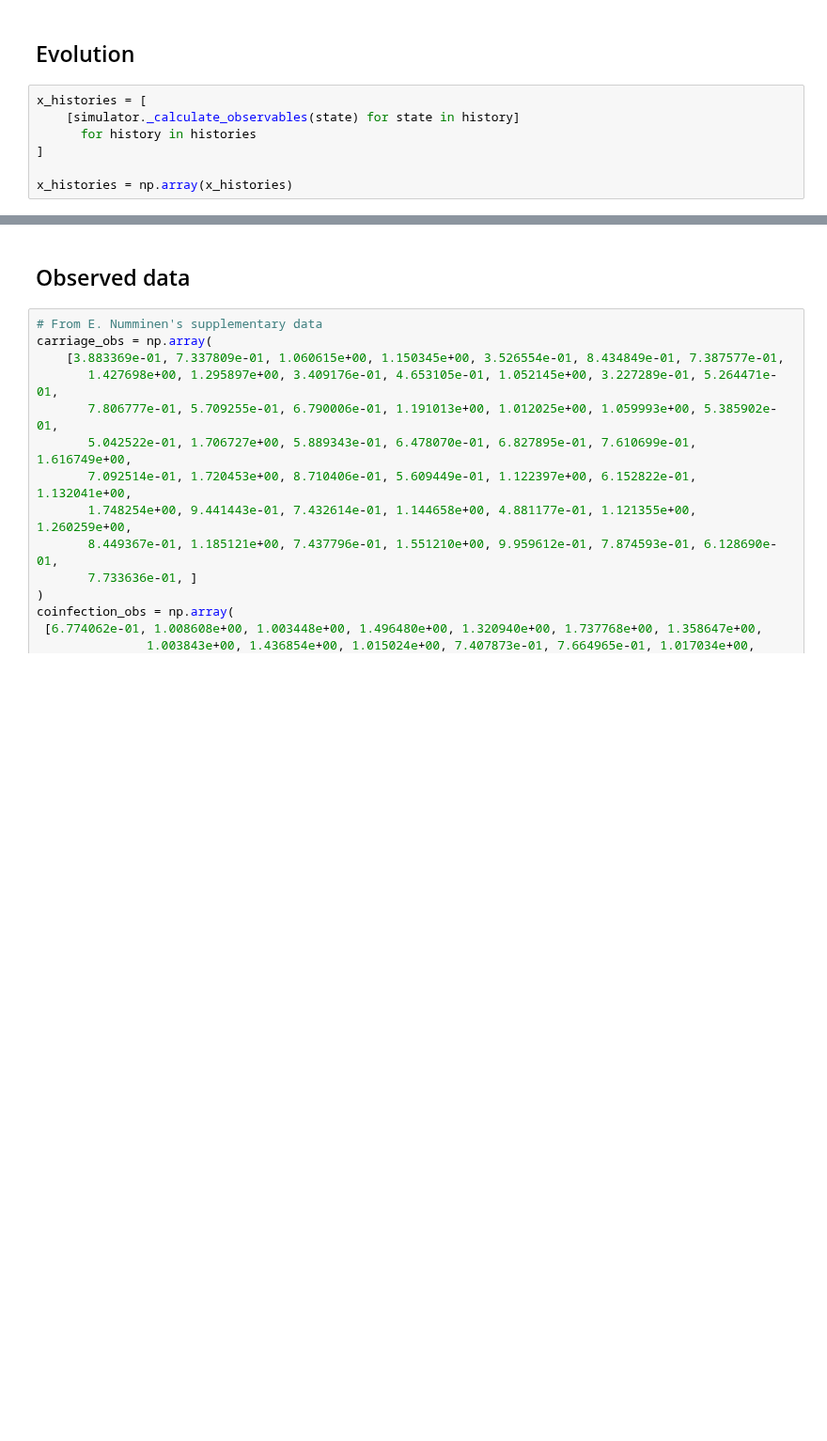
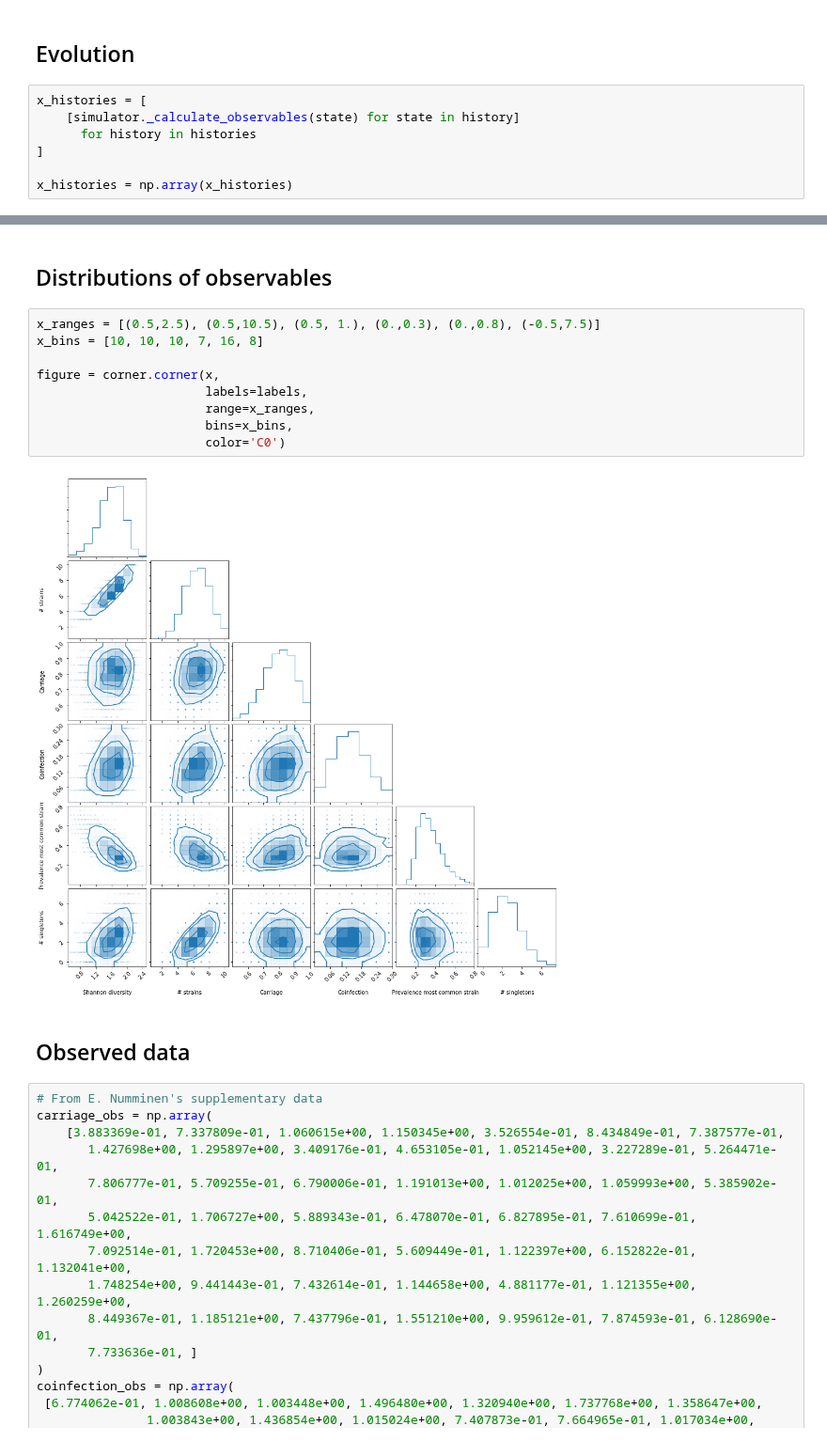
Before and after one commit to johannbrehmer/goldmine, a Jupyter notebook: examples/test_epidemiology_simulator.ipynb, the cells around one changed output, grey strips where cells are left out. Shown at 94% size. Cells and saved outputs as stored; diff of their text form; blank space fills up the shorter version.

```diff
--- a/examples/test_epidemiology_simulator.ipynb
+++ b/examples/test_epidemiology_simulator.ipynb
@@ -51,3 +51,16 @@ plt.show()
+# %% [markdown]
+## Distributions of observables
+# %%
+x_ranges = [(0.5,2.5), (0.5,10.5), (0.5, 1.), (0.,0.3), (0.,0.8), (-0.5,7.5)]
+x_bins = [10, 10, 10, 7, 16, 8]
+
+figure = corner.corner(x,
+                       labels=labels,
+                       range=x_ranges,
+                       bins=x_bins,
+                       color='C0')
+# %% [output]
+[figure, added]
 # %% [markdown]
 ## Observed data
 # %%
```
Also changed, not shown: parts of 5 cells of this notebook, 1 other file.
